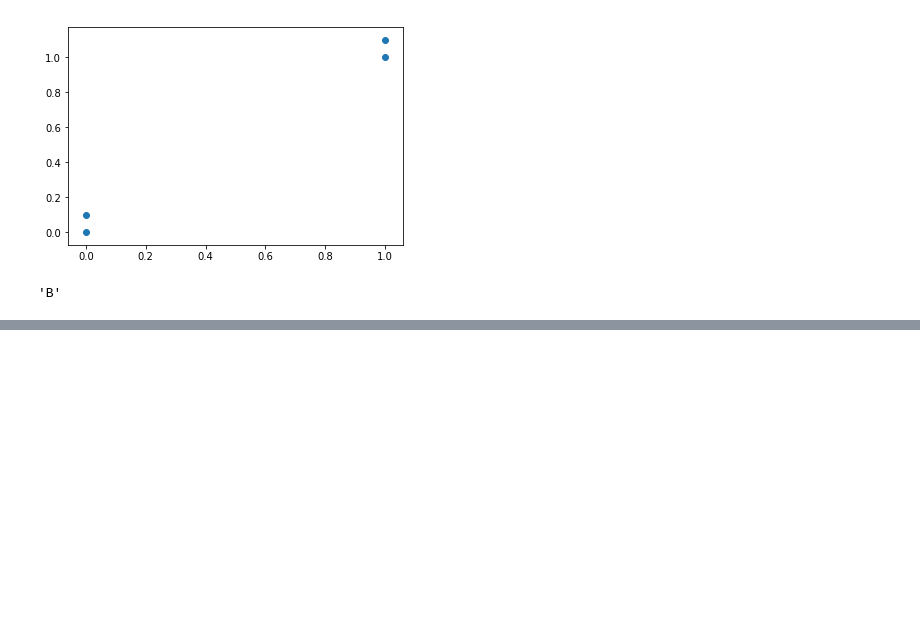
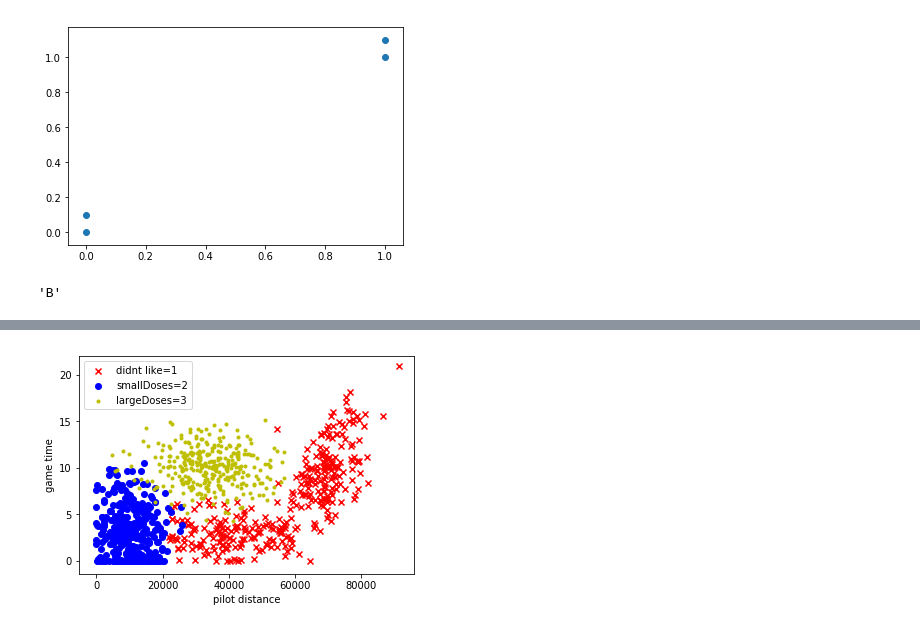
Before and after one commit to codefan/python-study, a Jupyter notebook: MLIA-note/ch02/KNN-test.ipynb, the cells around one changed output, grey strips where cells are left out. Cells and saved outputs as stored; diff of their text form; code cells hidden in the pictures; blank space fills up the shorter version.

```diff
--- a/MLIA-note/ch02/KNN-test.ipynb
+++ b/MLIA-note/ch02/KNN-test.ipynb
@@ -39,0 +72,16 @@ classify0([0,0], group, labels, 3)
+# %%
+def plot(x,y):
+    label1 = np.where(y.ravel() == 1)
+    plt.scatter(x[label1,0],x[label1,1],marker='x',color = 'r',label = 'didnt like=1')
+    label2 = np.where(y.ravel() == 2)
+    plt.scatter(x[label2,0],x[label2,1],marker='o',color = 'b',label = 'smallDoses=2')
+    label3 = np.where(y.ravel() == 3)
+    plt.scatter(x[label3,0],x[label3,1],marker='.',color = 'y',label = 'largeDoses=3')
+    plt.xlabel('pilot distance')
+    plt.ylabel('game time')
+    plt.legend(loc = 'upper left')
+    plt.show()
+# %%
+plot(datingDataMat, datingLabels)
+# %% [output]
+[figure, added]
```
Also changed, not shown: parts of 16 cells of this notebook.
